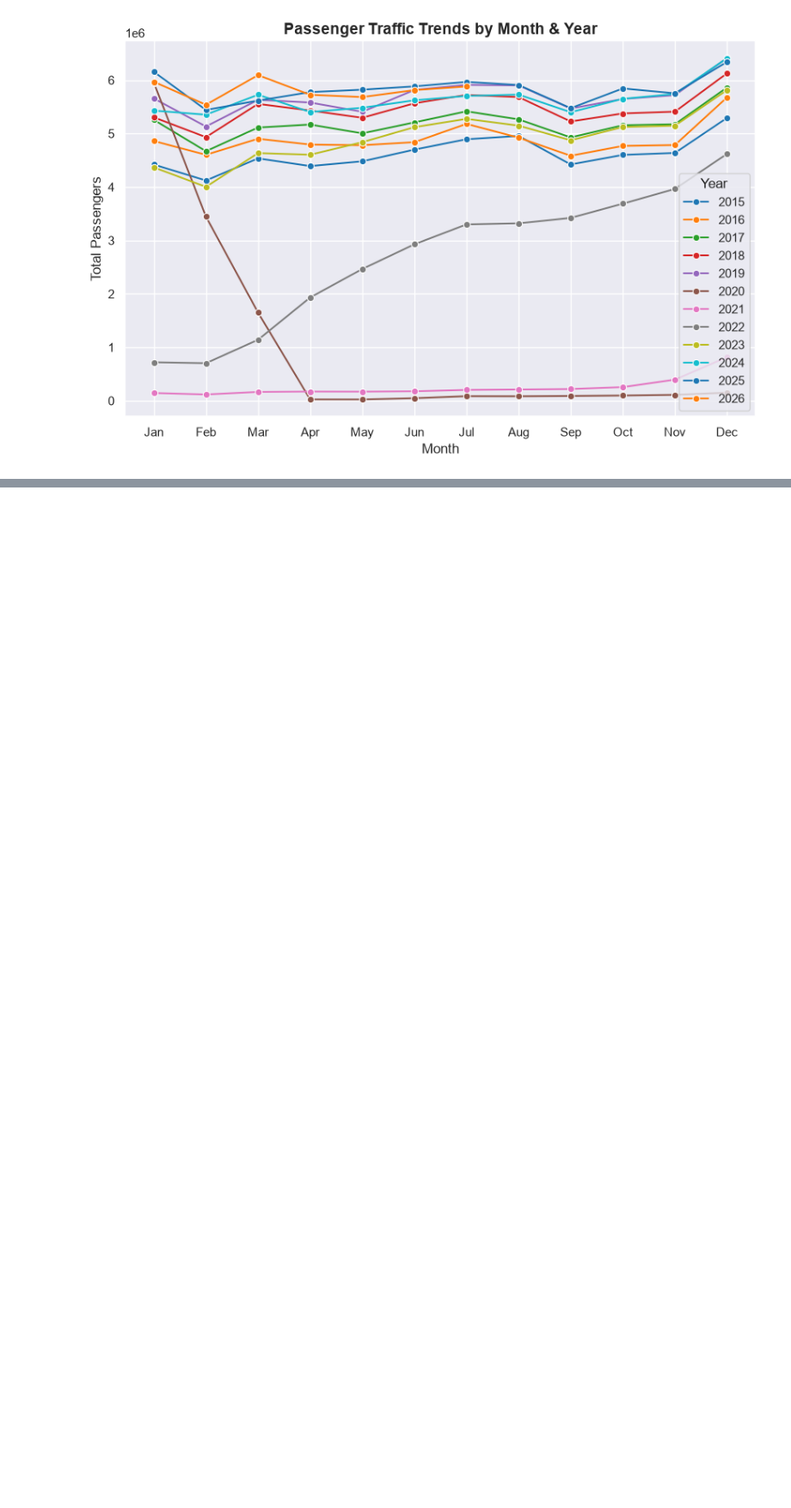
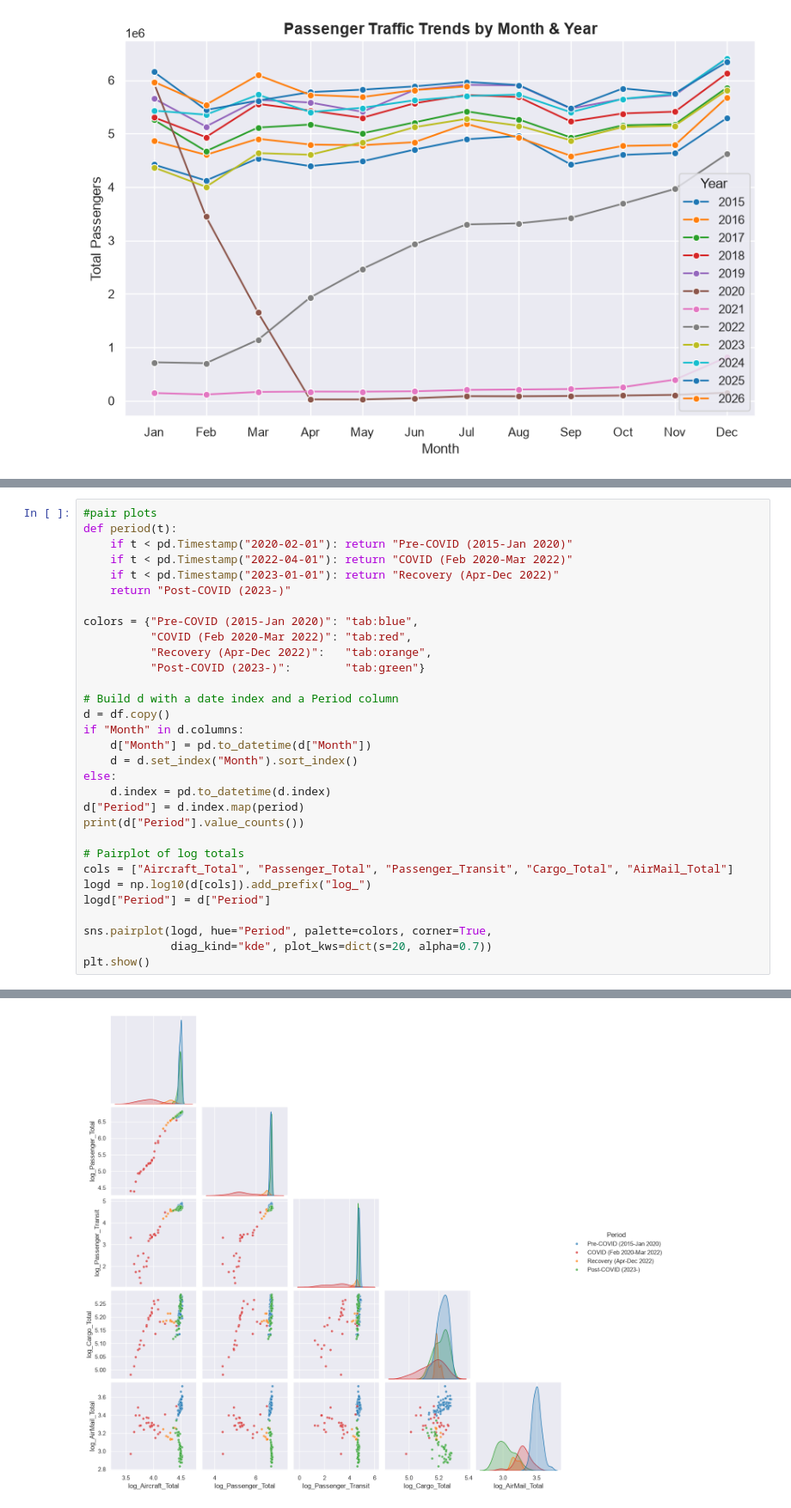
Before and after one commit to angh0059/KM6312group8, a Jupyter notebook: km6312project.ipynb, the cells around one changed output, grey strips where cells are left out. Shown at 86% size. Drawn from its saved outputs; the diff is of its cells as text; blank space fills up the shorter version.

```diff
--- a/km6312project.ipynb
+++ b/km6312project.ipynb
@@ -222,0 +282,32 @@ plt.show()
+# %%
+#pair plots
+def period(t):
+    if t < pd.Timestamp("2020-02-01"): return "Pre-COVID (2015-Jan 2020)"
+    if t < pd.Timestamp("2022-04-01"): return "COVID (Feb 2020-Mar 2022)"
+    if t < pd.Timestamp("2023-01-01"): return "Recovery (Apr-Dec 2022)"
+    return "Post-COVID (2023-)"
+
+colors = {"Pre-COVID (2015-Jan 2020)": "tab:blue",
+          "COVID (Feb 2020-Mar 2022)": "tab:red",
+          "Recovery (Apr-Dec 2022)":   "tab:orange",
+          "Post-COVID (2023-)":        "tab:green"}
+
+# Build d with a date index and a Period column
+d = df.copy()
+if "Month" in d.columns:
+    d["Month"] = pd.to_datetime(d["Month"])
+    d = d.set_index("Month").sort_index()
+else:
+    d.index = pd.to_datetime(d.index)
+d["Period"] = d.index.map(period)
+print(d["Period"].value_counts())
+
+# Pairplot of log totals
+cols = ["Aircraft_Total", "Passenger_Total", "Passenger_Transit", "Cargo_Total", "AirMail_Total"]
+logd = np.log10(d[cols]).add_prefix("log_")
+logd["Period"] = d["Period"]
+
+sns.pairplot(logd, hue="Period", palette=colors, corner=True,
+             diag_kind="kde", plot_kws=dict(s=20, alpha=0.7))
+plt.show()
+# %% [output]
@@ -222,0 +320 @@ plt.show()
+[figure, added]
```
Also changed, not shown: parts of 28 cells of this notebook.
